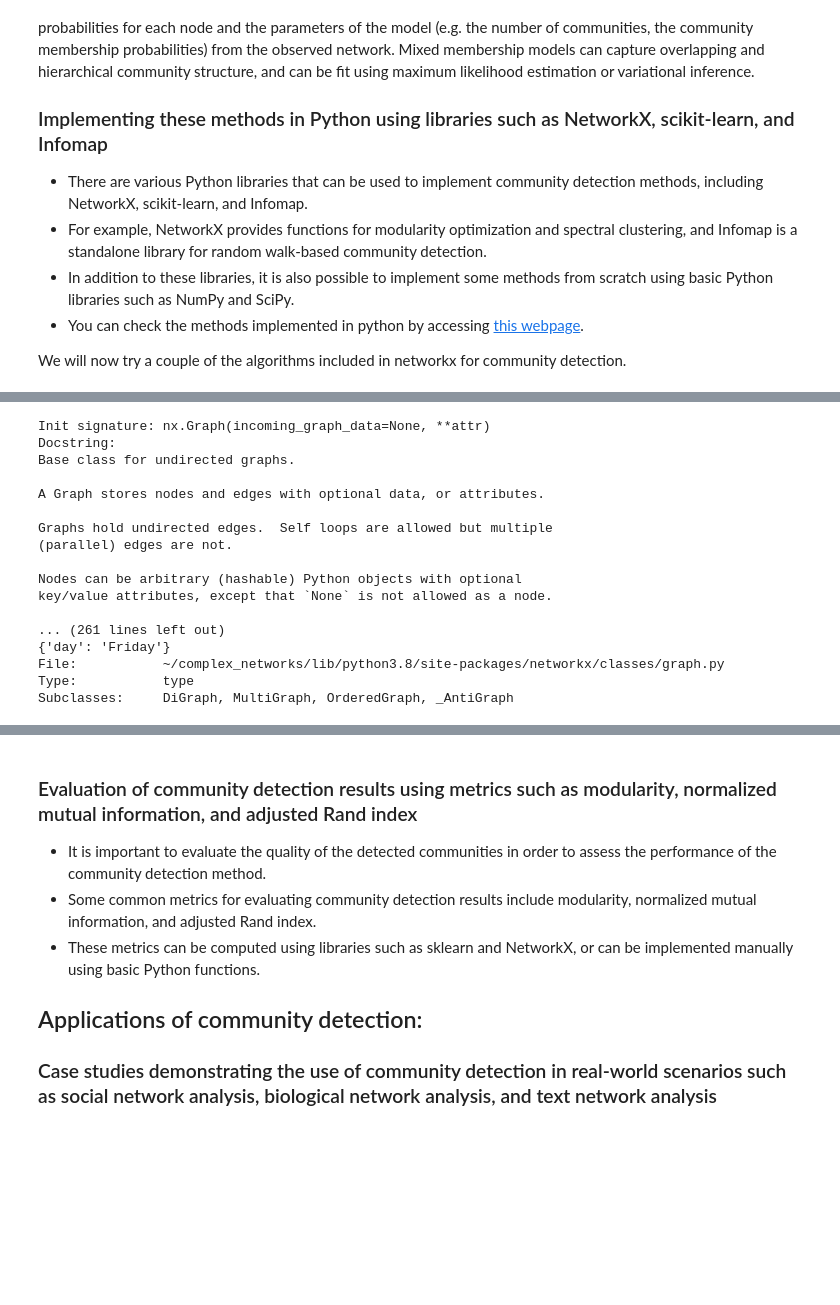
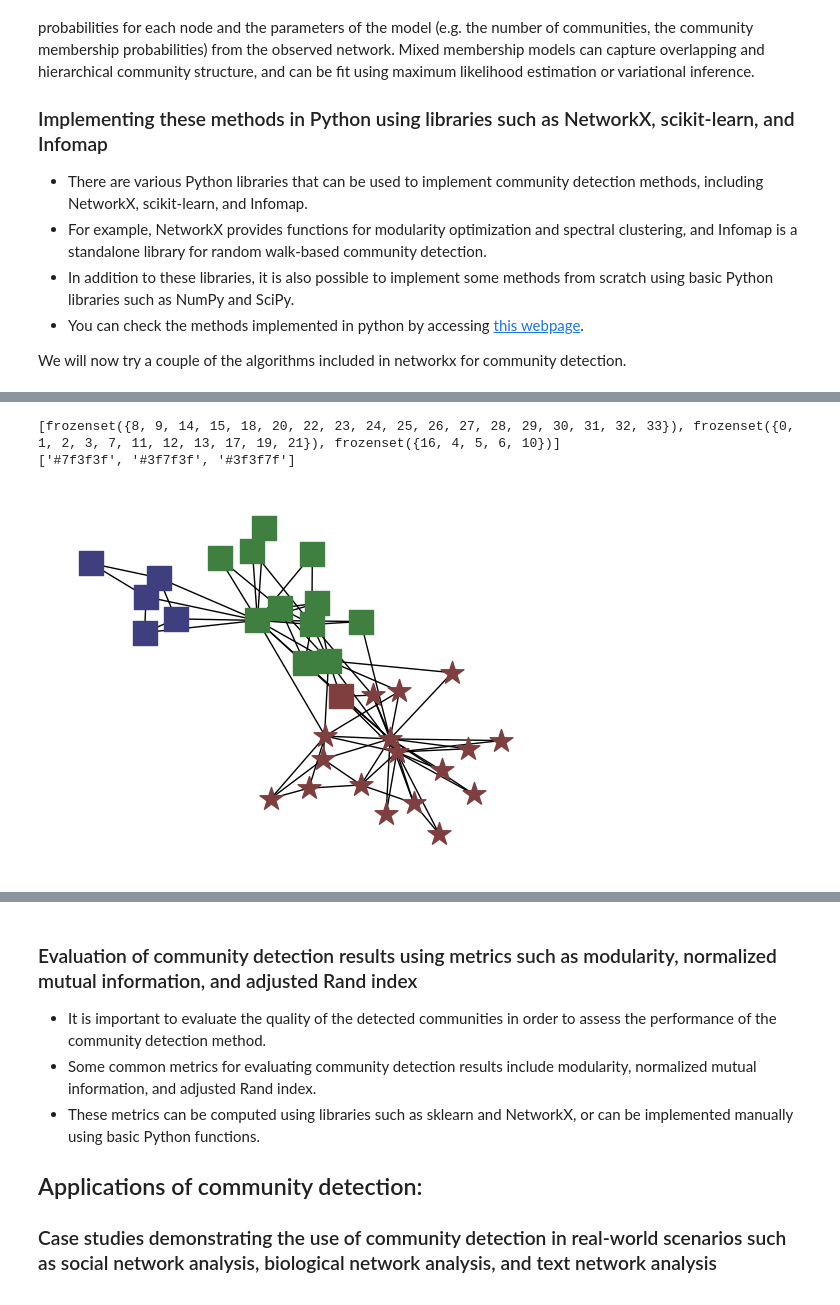
Before and after one commit to IFISC/Complex_Networks_Master, a Jupyter notebook: Lecture_5.ipynb, the cells around one changed output, grey strips where cells are left out. Drawn from its saved outputs; the diff is of its cells as text; code cells hidden in the pictures; blank space fills up the shorter version.

```diff
--- a/Lecture_5.ipynb
+++ b/Lecture_5.ipynb
@@ -65,6 +65,7 @@ We will now try a couple of the algorithms included in networkx for community de
 import networkx as nx
 import numpy as np
 import matplotlib.pyplot as plt
+from matplotlib import cm
 %matplotlib inline
 G = nx.karate_club_graph()
-nx.draw(G)
+pos = nx.fruchterman_reingold_layout(G)
@@ -73,20 +72,40 @@ nx.draw(G)
-# %%
-nx.Graph?
-# %% [output]
-Init signature: nx.Graph(incoming_graph_data=None, **attr)
-Docstring:
-Base class for undirected graphs.
-
-A Graph stores nodes and edges with optional data, or attributes.
-
-Graphs hold undirected edges.  Self loops are allowed but multiple
-(parallel) edges are not.
-
-Nodes can be arbitrary (hashable) Python objects with optional
-key/value attributes, except that `None` is not allowed as a node.
-
-... (261 lines left out)
-{'day': 'Friday'}
-File:           ~/complex_networks/lib/python3.8/site-packages/networkx/classes/graph.py
-Type:           type
-Subclasses:     DiGraph, MultiGraph, OrderedGraph, _AntiGraph
+# %%
+def draw_karate_network_with_communities(G,pos,communities):
+    '''
+    Draws the zakary karate club network with different symbols for the two clubs and different colors for the different communities.
+    '''
+    N_com = len(communities)
+    colors = get_N_HexCol(N_com)
+    print(colors)
+    i = 0
+    for comm in communities:
+        comm = list(comm)
+        # draw nodes belonging to 'Mr. Hi'
+        nodes_Hi = [node for node in comm if G.nodes[node]['club']=='Mr. Hi']
+        nx.draw_networkx_nodes(G,pos,nodes_Hi,node_color=colors[i],node_shape='s')
+        # draw nodes belonging to 'Officer'
+        nodes_Of = [node for node in comm if G.nodes[node]['club']=='Officer']
+        nx.draw_networkx_nodes(G,pos,nodes_Of,node_color=colors[i],node_shape='*')
+        i += 1
+    nx.draw_networkx_edges(G,pos,G.edges)
+    plt.axis('off')
+    return
+
+import colorsys
+def get_N_HexCol(N=5):
+    HSV_tuples = [(x * 1.0 / N, 0.5, 0.5) for x in range(N)]
+    hex_out = []
+    for rgb in HSV_tuples:
+        rgb = map(lambda x: int(x * 255), colorsys.hsv_to_rgb(*rgb))
+        hex_out.append('#%02x%02x%02x' % tuple(rgb))
+    return hex_out
+# %%
+# Modularity optimization
+
+communities_modularity = nx.algorithms.community.greedy_modularity_communities(G, weight='weight')
+print(communities_modularity)
+draw_karate_network_with_communities(G,pos,communities_modularity)
+# %% [output]
+[frozenset({8, 9, 14, 15, 18, 20, 22, 23, 24, 25, 26, 27, 28, 29, 30, 31, 32, 33}), frozenset({0, 1, 2, 3, 7, 11, 12, 13, 17, 19, 21}), frozenset({16, 4, 5, 6, 10})]
+['#7f3f3f', '#3f7f3f', '#3f3f7f']
+[figure, added]
```
Also changed, not shown: parts of 6 cells of this notebook.
